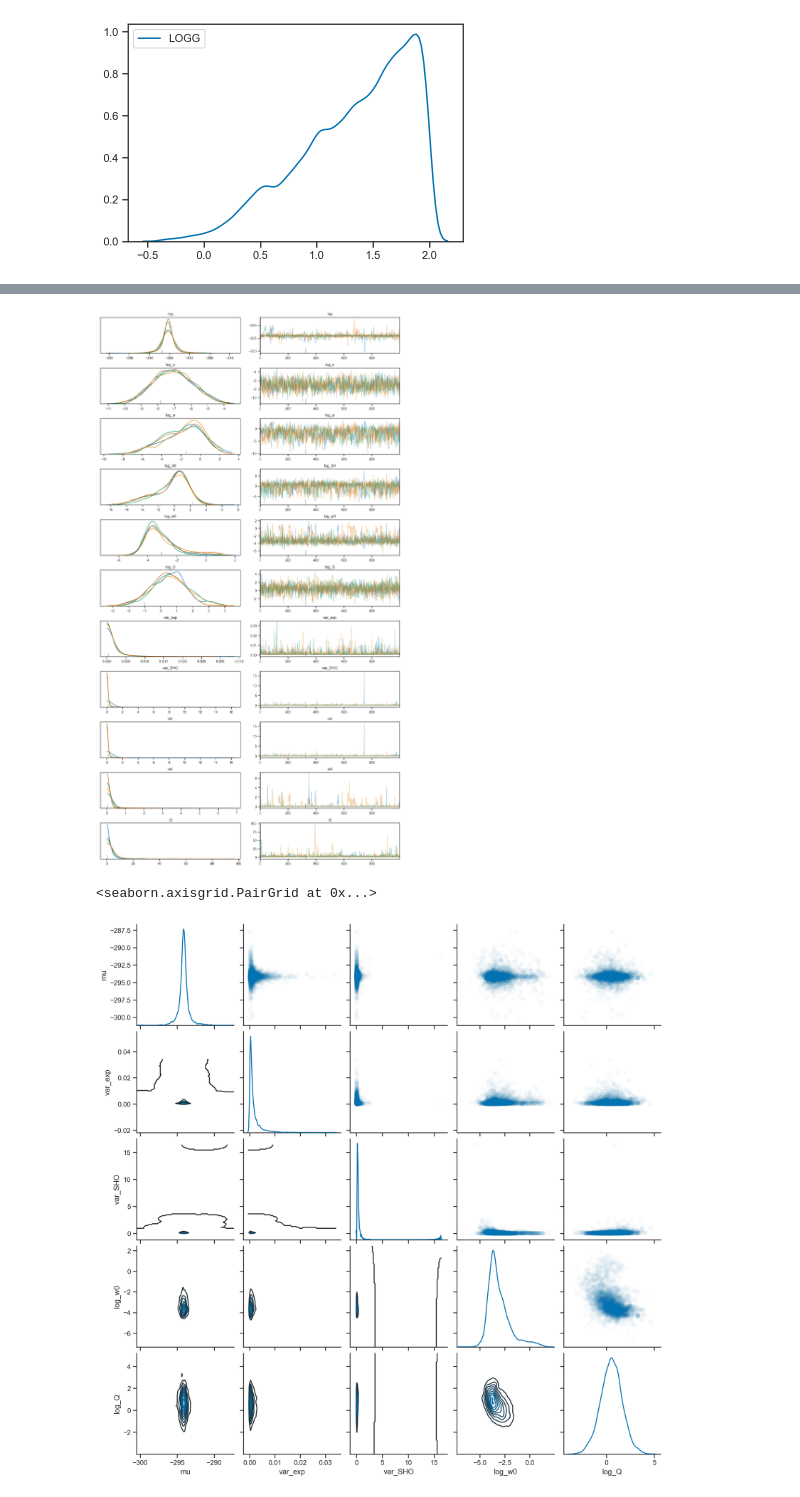
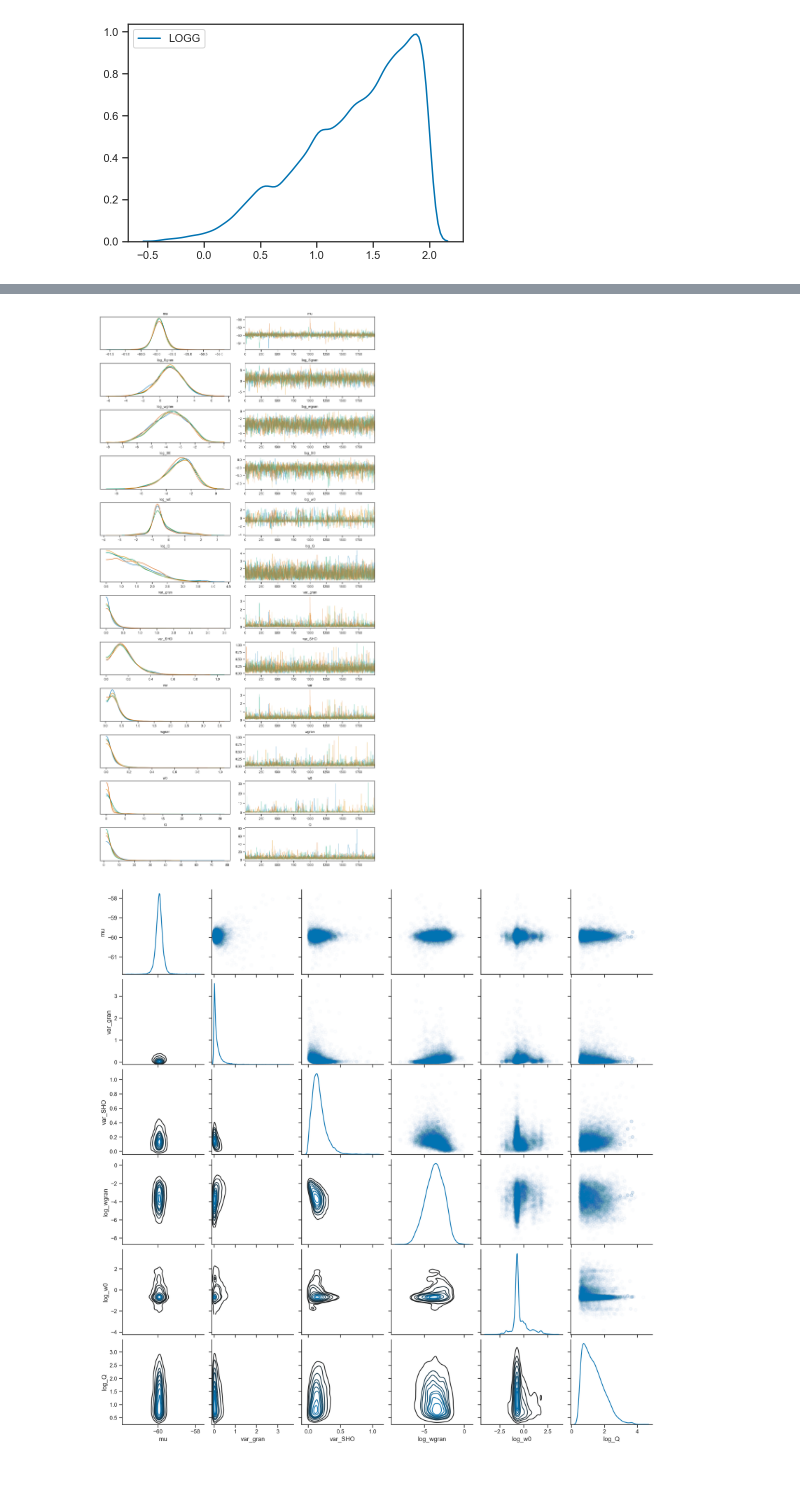
Before and after one commit to benjaminpope/apocalypse, a Jupyter notebook: notebooks/ApogeeTest.ipynb, the cells around one changed output, grey strips where cells are left out. Drawn from its saved outputs; the diff is of its cells as text; code cells hidden in the pictures.

```diff
--- a/notebooks/ApogeeTest.ipynb
+++ b/notebooks/ApogeeTest.ipynb
@@ -46,7 +47,7 @@ def count_num_5d(ts):
 by_aid = rgs.groupby('APOGEE_ID')
 num_5d_visits = by_aid.agg({'JD': count_num_5d})
 # %%
-i = 0
+i = 1
 aid = num_5d_visits.sort_values(by='JD', ascending=False).index[i]
 d = by_aid.get_group(aid)
 d.sort_values(by='JD');
@@ -86,29 +89,34 @@ d = d[~(isnan(d['JD'])) & ~(isnan(d['VHELIO'])) & ~(isnan(d['VRELERR']))]
 w0_est = 2*pi*numax_est
 S0_est = s*s / (w0_est*2)
 
+wgran_est = 2*pi*nugran_est
+Sgran_est = s*s/(wgran_est/sqrt(2))
+
 with pm.Model() as model:
     mu = pm.Normal('mu', mu=m, sigma=10*s, testval=m)
 
-    log_c = pm.Normal('log_c', mu=log(nugran_est), sigma=log(3), testval=log(nugran_est))
-    log_a = pm.Normal('log_a', mu=2.0*log(s/sqrt(2)), sigma=2.0*log(3), testval=2.0*log(s/sqrt(2)))
+    log_Sgran = pm.Normal('log_Sgran', mu=log(Sgran_est), sigma=2.0*log(3), testval=log(Sgran_est))
+    log_wgran = pm.Normal('log_wgran', mu=log(wgran_est), sigma=log(3), testval=log(wgran_est))
+    Qgran = 1/sqrt(2)
 
     log_S0 = pm.Normal('log_S0', mu=log(S0_est), sigma=2.0*log(3), testval=log(S0_est))
     log_w0 = pm.Normal('log_w0', mu=log(w0_est), sigma=log(3), testval=log(w0_est))
-    log_Q = pm.Normal('log_Q', mu=log(2), sigma=log(3), testval=log(2))
+    log_Q = pm.Bound(pm.Normal, lower=0.5)('log_Q', mu=log(2), sigma=log(3), testval=log(2))
 
-    var_exp = pm.Deterministic('var_exp', tt.exp(log_c))
+    var_gran = pm.Deterministic('var_gran', tt.exp(log_Sgran + log_wgran + log(Qgran)))
     var_SHO = pm.Deterministic('var_SHO', tt.exp(log_S0 + log_w0 + log_Q))
-    _ = pm.Deterministic('var', var_exp+var_SHO)
+    _ = pm.Deterministic('var', var_gran+var_SHO)
+    _ = pm.Deterministic('wgran', tt.exp(log_wgran))
     _ = pm.Deterministic('w0', tt.exp(log_w0))
     _ = pm.Deterministic('Q', tt.exp(log_Q))
 
-    kernel = terms.RealTerm(log_c=log_c, log_a=log_a)
+    kernel = terms.SHOTerm(log_S0=log_Sgran, log_w0=log_wgran, Q=Qgran)
     kernel += terms.SHOTerm(log_S0=log_S0, log_w0=log_w0, log_Q=log_Q)
-    gp = GP(kernel, d['JD'].to_numpy(), (d['VRELERR']*d['VRELERR']).to_numpy().astype(np.float64), mean=mu, J=3)
+    gp = GP(kernel, d['JD'].to_numpy(), (d['VRELERR']*d['VRELERR']).to_numpy().astype(np.float64), mean=mu, J=4)
 
     gp.marginal('gp', observed=d['VHELIO'].to_numpy().astype(np.float64))
 # %%
 with model:
-    trace = pm.sample(tune=1000, draws=1000, cores=4, chains=4, step=xo.get_dense_nuts_step())
+    trace = pm.sample(tune=2000, draws=2000, cores=4, chains=4, step=xo.get_dense_nuts_step())
 # %% [output]
 Multiprocess sampling (4 chains in 4 jobs)
@@ -135,17 +143,18 @@ with warnings.catch_warnings():
     warnings.simplefilter('ignore')
     pm.plot_trace(trace)
 # %% [output]
-[figure, old version]
+[figure, new version]
 # %%
-df = pm.trace_to_dataframe(trace)
-g = sns.PairGrid(df, diag_sharey=False, vars=['mu', 'var_exp', 'var_SHO', 'log_w0', 'log_Q'])
+with warnings.catch_warnings():
+    warnings.simplefilter('ignore')
+    df = pm.trace_to_dataframe(trace)
+    g = sns.PairGrid(df, diag_sharey=False, vars=['mu', 'var_gran', 'var_SHO', 'log_wgran', 'log_w0', 'log_Q'])
 
-g.map_diag(sns.kdeplot)
-g.map_upper(scatter, alpha=0.02)
-g.map_lower(sns.kdeplot)
+    g.map_diag(sns.kdeplot)
+    g.map_upper(scatter, alpha=0.01)
+    g.map_lower(kdeplot_2d_clevels)
 # %% [output]
-<seaborn.axisgrid.PairGrid at 0x...>
-[figure, old version]
+[figure, new version]
 # %%
 Nt = 1024
 tpred = linspace(d['JD'].min(), d['JD'].max(), Nt)
```
Also changed, not shown: parts of 14 cells of this notebook, 1 other file.
